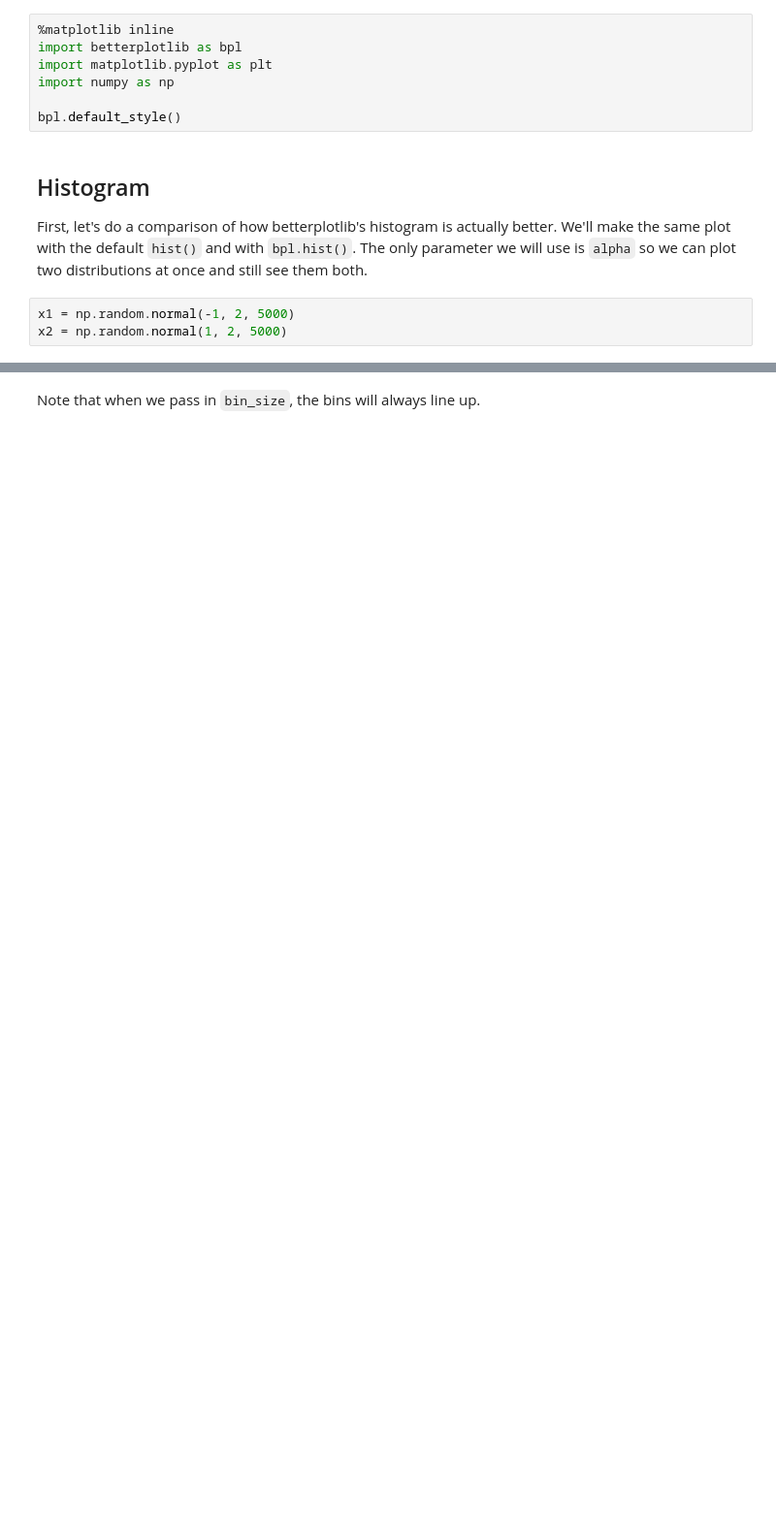
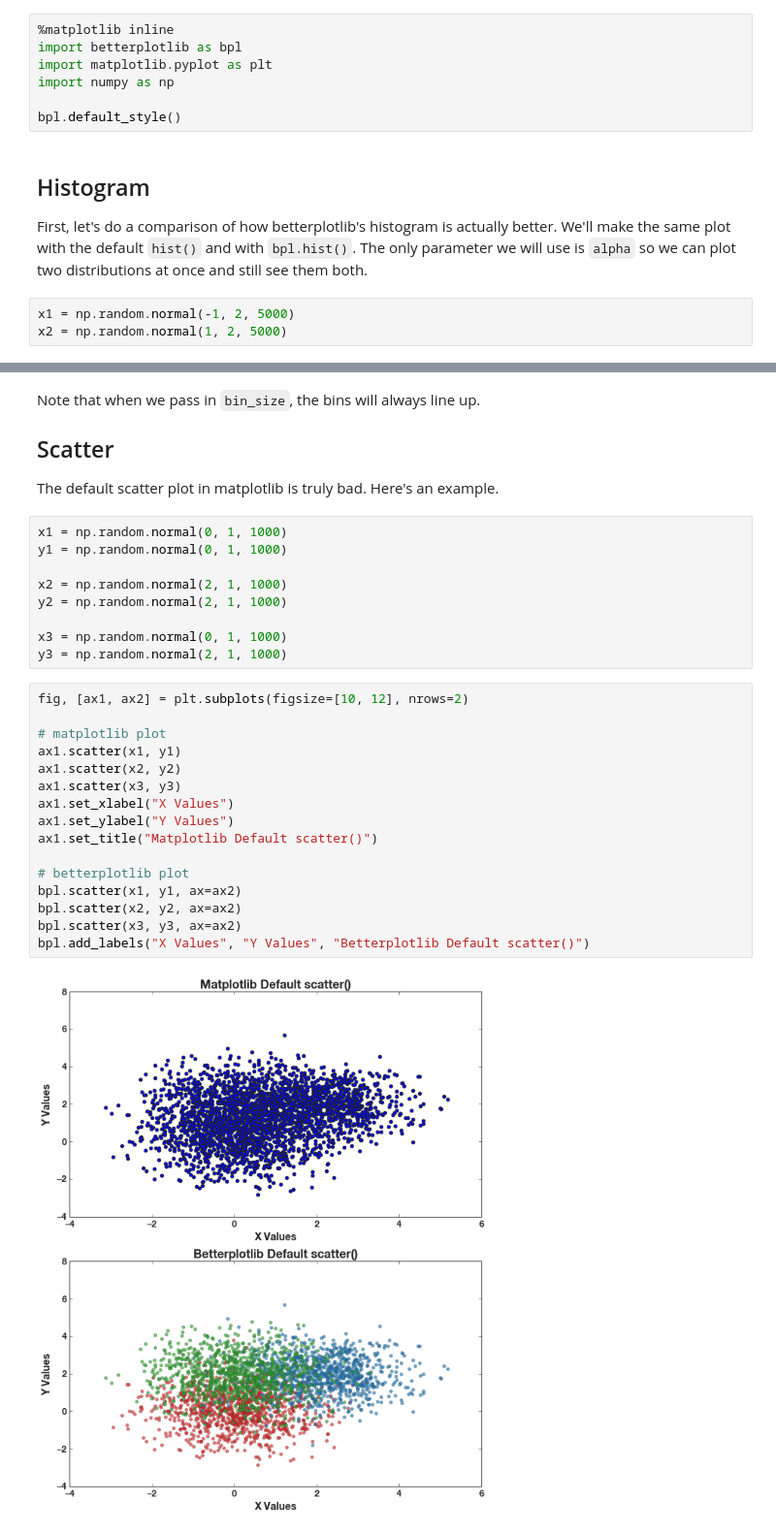
Before and after one commit to gillenbrown/betterplotlib, a Jupyter notebook: docs/examples.ipynb, the cells around one changed output, grey strips where cells are left out. Shown at 97% size. Cells and saved outputs as stored; diff of their text form; blank space fills up the shorter version.

Commit message:
added scatter example

```diff
--- a/docs/examples.ipynb
+++ b/docs/examples.ipynb
@@ -51,2 +51,33 @@ bpl.add_labels("X Value", "Relative Frequency")
 # %% [markdown]
 Note that when we pass in `bin_size`, the bins will always line up.
+
+## Scatter
+
+The default scatter plot in matplotlib is truly bad. Here's an example.
+# %%
+x1 = np.random.normal(0, 1, 1000)
+y1 = np.random.normal(0, 1, 1000)
+
+x2 = np.random.normal(2, 1, 1000)
+y2 = np.random.normal(2, 1, 1000)
+
+x3 = np.random.normal(0, 1, 1000)
+y3 = np.random.normal(2, 1, 1000)
+# %%
+fig, [ax1, ax2] = plt.subplots(figsize=[10, 12], nrows=2)
+
+# matplotlib plot
+ax1.scatter(x1, y1)
+ax1.scatter(x2, y2)
+ax1.scatter(x3, y3)
+ax1.set_xlabel("X Values")
+ax1.set_ylabel("Y Values")
+ax1.set_title("Matplotlib Default scatter()")
+
+# betterplotlib plot
+bpl.scatter(x1, y1, ax=ax2)
+bpl.scatter(x2, y2, ax=ax2)
+bpl.scatter(x3, y3, ax=ax2)
+bpl.add_labels("X Values", "Y Values", "Betterplotlib Default scatter()")
+# %% [output]
+[figure, added]
```
Also changed, not shown: parts of 7 cells of this notebook.
